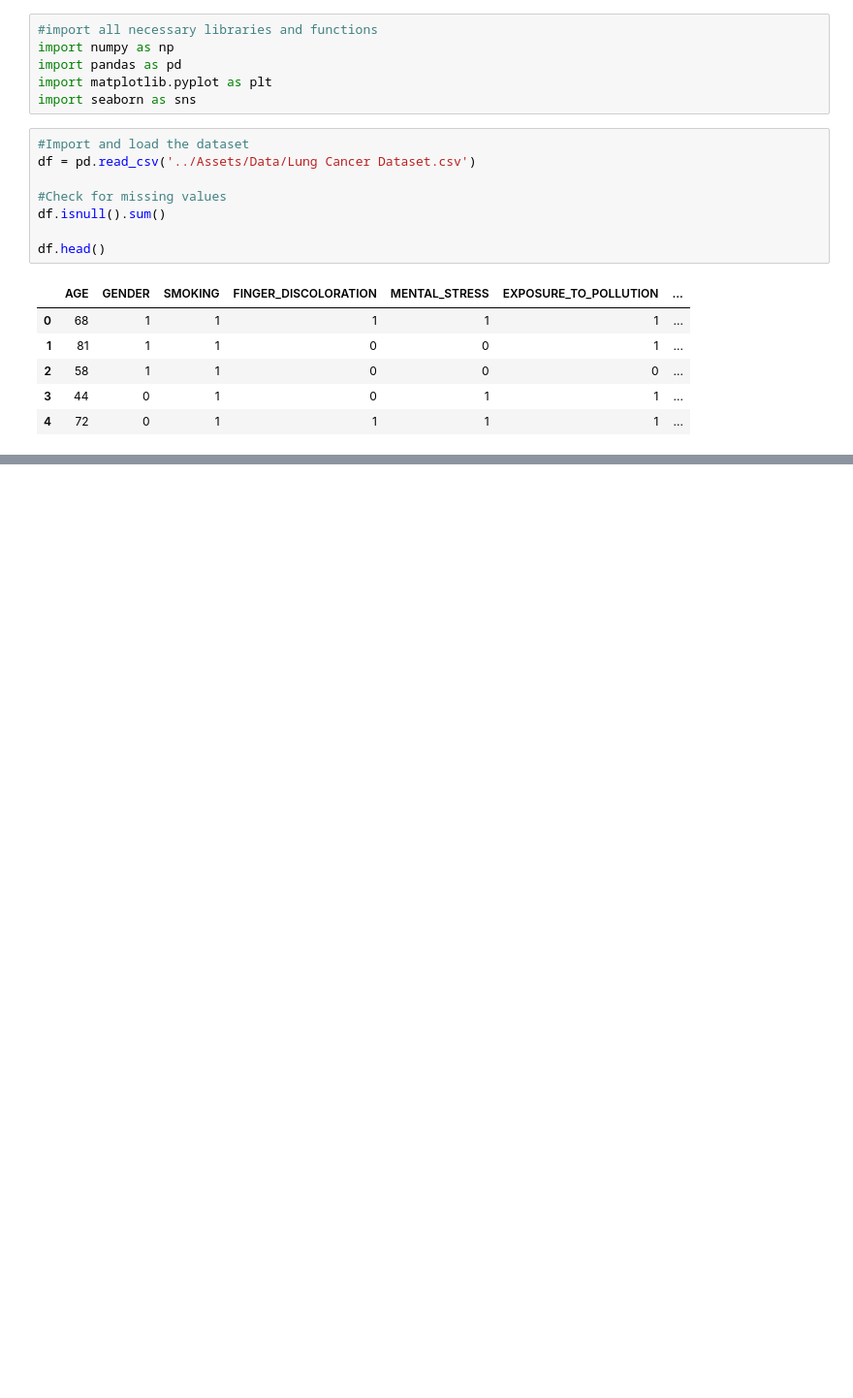
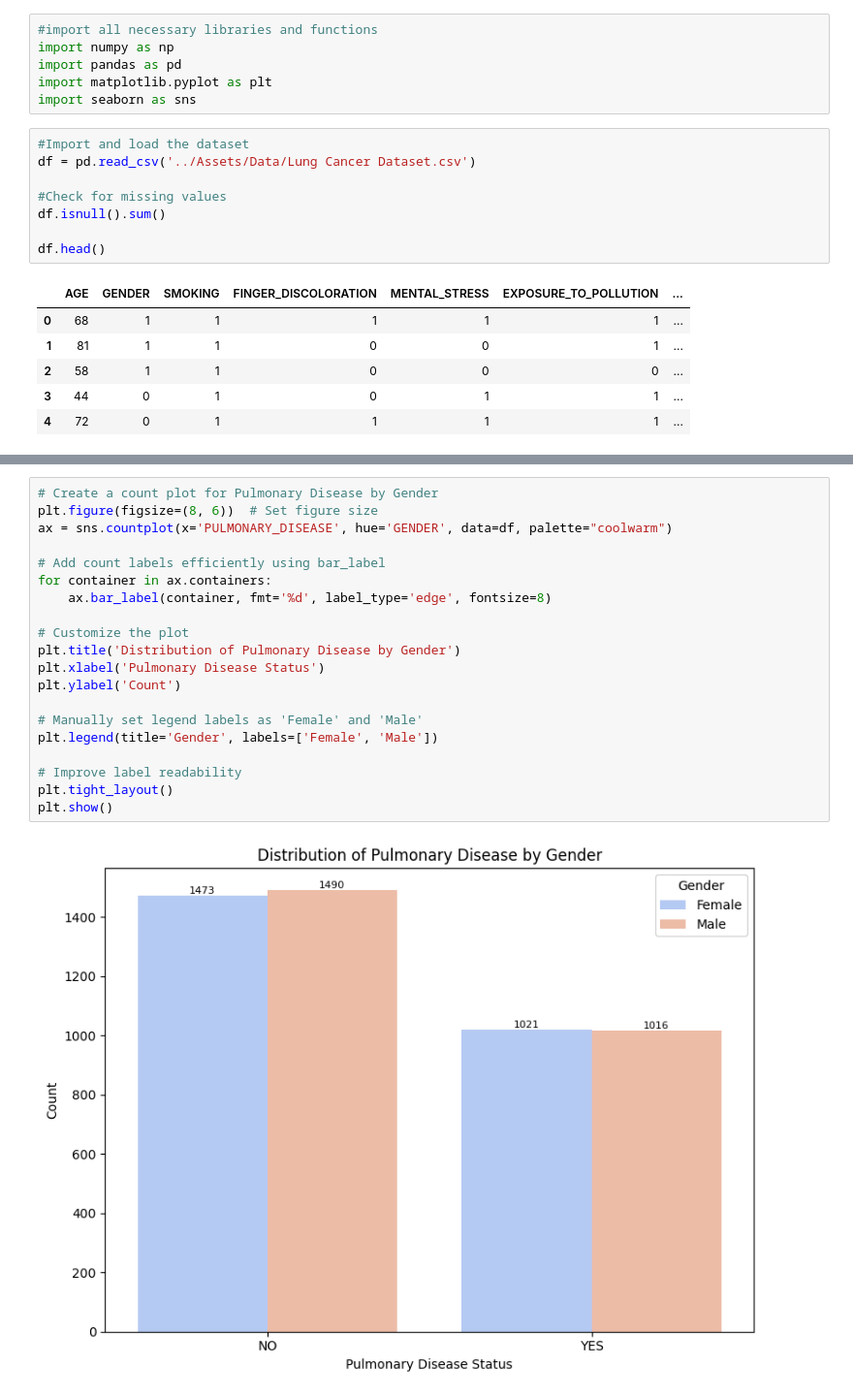
Before and after one commit to Ukandu20/Health-Analytics, a Jupyter notebook: Lung Cancer Prediction & Analysis/Lung_Cancer_Prediction.ipynb, the cells around one changed output, grey strips where cells are left out. Shown at 97% size. Saved outputs shown, nothing was run; the diff lists cells and outputs as text; blank space fills up the shorter version.

```diff
--- a/Lung Cancer Prediction & Analysis/Lung_Cancer_Prediction.ipynb
+++ b/Lung Cancer Prediction & Analysis/Lung_Cancer_Prediction.ipynb
@@ -43,0 +123,22 @@ dtype: object
+# %%
+# Create a count plot for Pulmonary Disease by Gender
+plt.figure(figsize=(8, 6))  # Set figure size
+ax = sns.countplot(x='PULMONARY_DISEASE', hue='GENDER', data=df, palette="coolwarm")
+
+# Add count labels efficiently using bar_label
+for container in ax.containers:
+    ax.bar_label(container, fmt='%d', label_type='edge', fontsize=8)
+
+# Customize the plot
+plt.title('Distribution of Pulmonary Disease by Gender')
+plt.xlabel('Pulmonary Disease Status')
+plt.ylabel('Count')
+
+# Manually set legend labels as 'Female' and 'Male'
+plt.legend(title='Gender', labels=['Female', 'Male'])
+
+# Improve label readability
+plt.tight_layout()
+plt.show()
+# %% [output]
+[figure, added]
```
Also changed, not shown: parts of 13 cells of this notebook.
